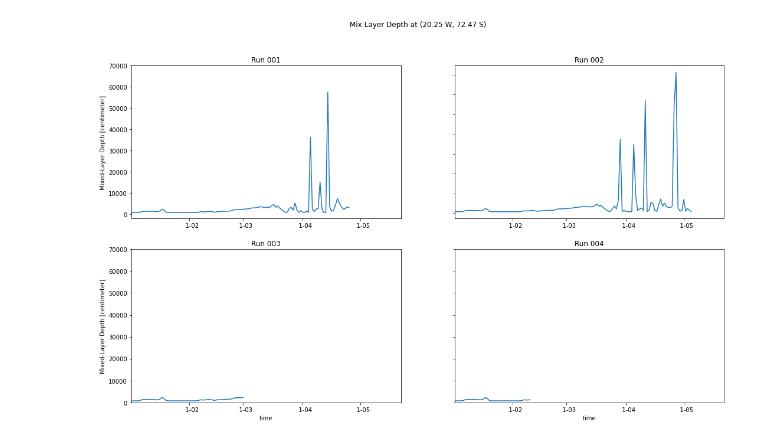
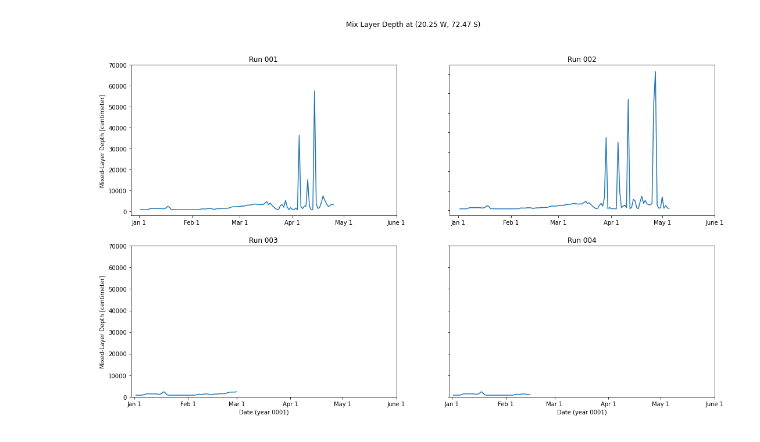
Before and after one commit to mnlevy1981/MARBL-notebooks, a Jupyter notebook: hi-res comparisons.ipynb, the cells around one changed output. Drawn from its saved outputs; the diff is of its cells as text; code cells hidden in the pictures.

Commit message:
Better time axis on plots
Also print length of the time dimension for each data array (when reading in
the files)

```diff
--- a/hi-res comparisons.ipynb
+++ b/hi-res comparisons.ipynb
@@ -29,7 +28,8 @@ def _get_files_from_rundir(casename, nmonths, start_month):
 def _get_timeseries_from_files(files):
     for file in files:
         print(file)
-    ds = xr.open_mfdataset(files, combine='nested', concat_dim='time')
+    ds = xr.open_mfdataset(files, combine='nested', concat_dim='time', decode_times=False)
+    print(f'Files contain a total of {ds.sizes["time"]} days')
     return ds['HMXL_2'].isel(nlon=897, nlat=142).compute()
 # %%
 %%time
@@ -103,43 +107,43 @@ Wall time: 3.36 s
 # %%
-xmin = cftime.num2date(366, 'days since 0000-01-01 00:00:00', calendar='noleap')
-xmax = cftime.num2date(506, 'days since 0000-01-01 00:00:00', calendar='noleap')
-
 fig, axes = plt.subplots(nrows=2, ncols=2, figsize=(18.0, 10.5))
+xticks = 365 + np.array([0, 31, 59, 90, 120, 151])
+xlabels = ['Jan 1', 'Feb 1', 'Mar 1', 'Apr 1', 'May 1', 'June 1']
 yticks=np.linspace(0, 7e4, 8)
-# xticks=np.linspace(xmin, xmax, 8)
 
 long_west = 360 - da_001['TLONG'].data
 lat_south = -da_001['TLAT'].data
 fig.suptitle(f'Mix Layer Depth at ({long_west:.2f} W, {lat_south:.2f} S)')
 
-ax221 = plt.subplot(221)
+plt.subplot(221)
 da_001.plot()
 plt.title('Run 001')
-ax221.set_xlim(xmin, xmax)
+plt.xticks(xticks, xlabels)
 plt.xlabel('')
 plt.yticks(yticks)
 
-ax222 = plt.subplot(222)
+plt.subplot(222)
 da_002.plot()
 plt.title('Run 002')
-ax222.set_xlim(xmin, xmax)
+plt.xticks(xticks, xlabels)
 plt.xlabel('')
 plt.yticks(yticks, '')
 plt.ylabel('')
 
-ax223 = plt.subplot(223)
+plt.subplot(223)
 da_003.plot()
 plt.title('Run 003')
-ax223.set_xlim(xmin, xmax)
+plt.xticks(xticks, xlabels)
+plt.xlabel('Date (year 0001)')
 plt.yticks(yticks)
 
-ax224 = plt.subplot(224)
+plt.subplot(224)
 da_004.plot()
 plt.title('Run 004')
-ax224.set_xlim(xmin, xmax)
+plt.xticks(xticks, xlabels)
+plt.xlabel('Date (year 0001)')
 plt.yticks(yticks, '')
 plt.ylabel('')
 
 plt.show()
 # %% [output]
-[figure, old version]
+[figure, new version]
```
Also changed, not shown: parts of 5 cells of this notebook.
